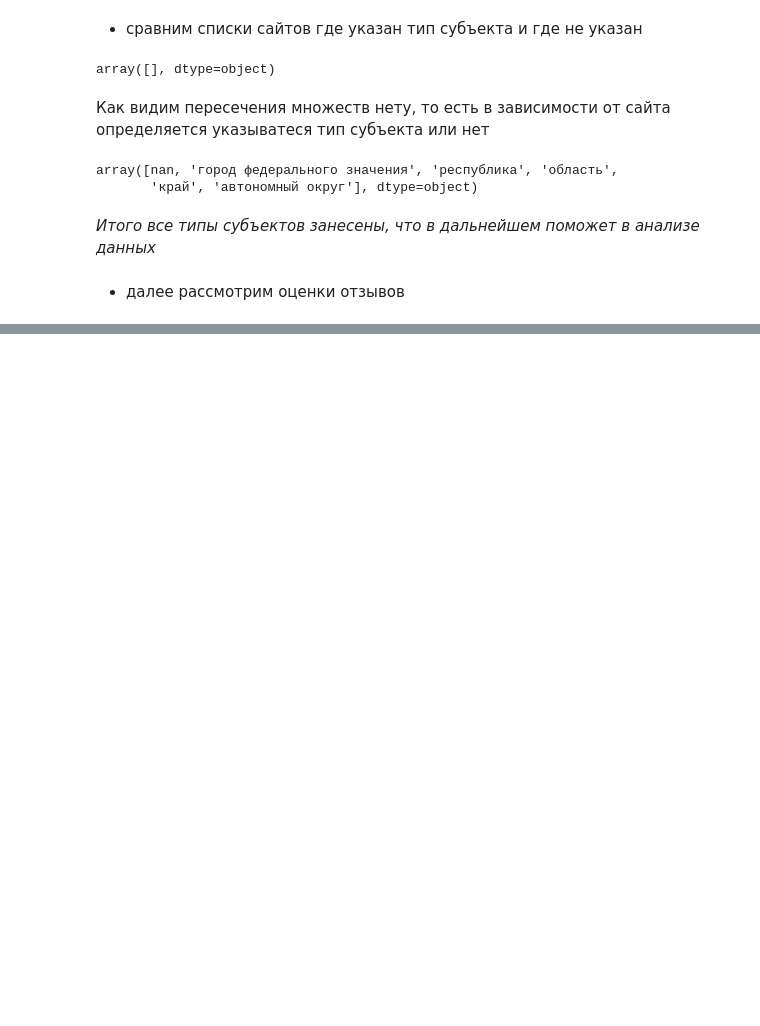
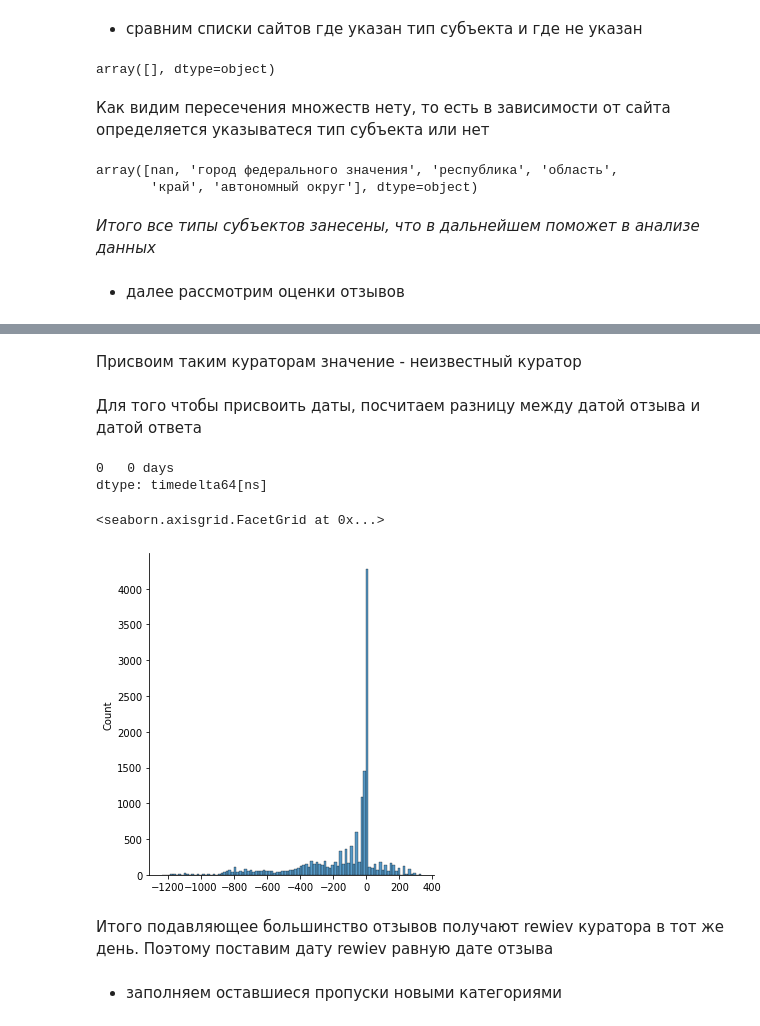
Before and after one commit to SirAlexFer/project_2022, a Jupyter notebook: 1. Отзывы, анализ текста/Открытые данные правительства РФ.ipynb, the cells around one changed output, grey strips where cells are left out. Saved outputs shown, nothing was run; the diff lists cells and outputs as text; code cells hidden in the pictures; blank space fills up the shorter version.

```diff
--- a/1. Отзывы, анализ текста/Открытые данные правительства РФ.ipynb
+++ b/1. Отзывы, анализ текста/Открытые данные правительства РФ.ipynb
@@ -204,2 +167,0 @@ data = data.drop(index=[4067])
-# %%
-data.loc[data.text.isnull(),['text','title']] = data.loc[data.text.isnull(),'title'],'Заголовок'
@@ -245,0 +210,2 @@ array([nan, 'Минздрав России', 'Гуров Филипп Никит
+# %%
+data.loc[data.text.isnull(),'text'] = data.loc[data.text.isnull(),'title']
@@ -245,0 +245,20 @@ array([nan, 'Минздрав России', 'Гуров Филипп Никит
+# %% [markdown]
+Присвоим таким кураторам значение - неизвестный куратор
+# %%
+data.loc[data.answer.notnull() & data.curator.isnull() ,'curator'] = "Неизвестный куратор"
+# %% [markdown]
+Для того чтобы присвоить даты, посчитаем разницу между датой отзыва и датой ответа
+# %%
+data_delta_date = (data['date_review'] - data['date_curator_review'])
+# %%
+data_delta_date.mode()
+# %% [output]
+0   0 days
+dtype: timedelta64[ns]
+# %%
+sns.displot(data_delta_date.dt.days)
+# %% [output]
+<seaborn.axisgrid.FacetGrid at 0x...>
+[figure, added]
+# %% [markdown]
+Итого подавляющее большинство отзывов получают rewiev куратора в тот же день. Поэтому поставим дату rewiev равную дате отзыва
@@ -245,0 +268,2 @@ array([nan, 'Минздрав России', 'Гуров Филипп Никит
+# %% [markdown]
+- заполняем оставшиеся пропуски новыми категориями
```
Also changed, not shown: parts of 48 cells of this notebook.
